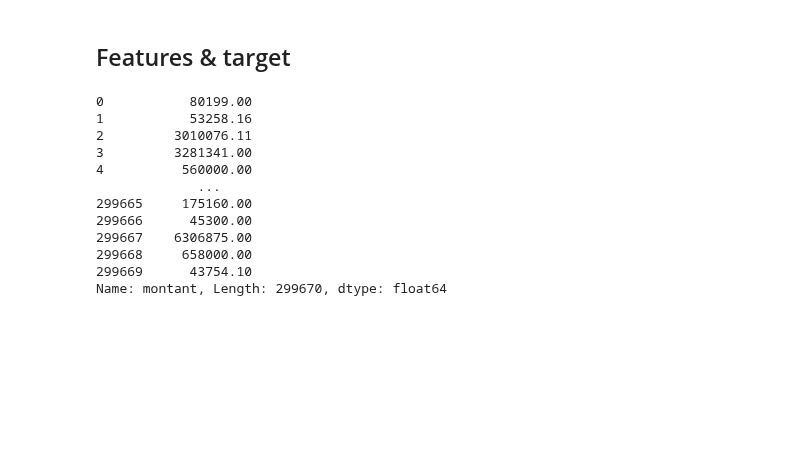
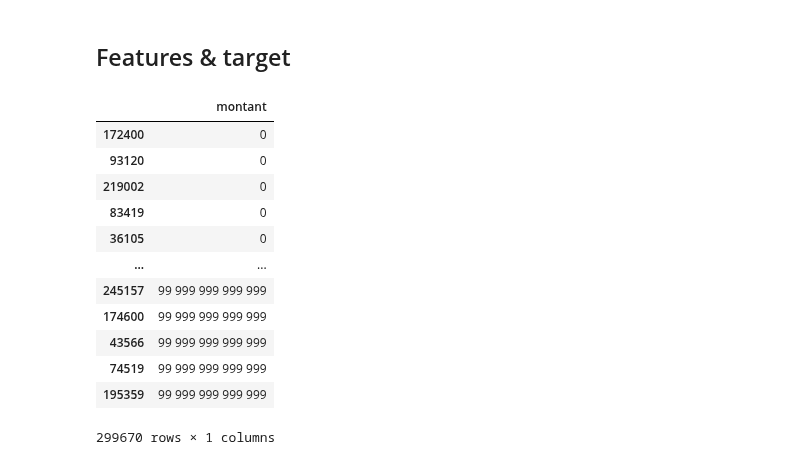
Before and after one commit to RonanB400/decp_ml, a Jupyter notebook: notebooks/JH_exploration.ipynb, the cells around one changed output. Cells and saved outputs as stored; diff of their text form; code cells hidden in the pictures; blank space fills up the shorter version.

```diff
--- a/notebooks/JH_exploration.ipynb
+++ b/notebooks/JH_exploration.ipynb
@@ -193,17 +195,18 @@ X = data[['procedure', 'dureeMois', 'formePrix', 'attributionAvance', 'offresRec
           'sousTraitanceDeclaree', 'typeGroupementOperateurs', 'tauxAvance', 'origineUE',
           'origineFrance']]
 # %%
-y
+pd.DataFrame(y).sort_values(by='montant')
 # %% [output]
+|  | montant |
+| 172400 | 0 |
+| 93120 | 0 |
+| 219002 | 0 |
+| 83419 | 0 |
+| 36105 | 0 |
+| ... | ... |
+| 245157 | 99 999 999 999 999 |
+| 174600 | 99 999 999 999 999 |
+| 43566 | 99 999 999 999 999 |
+| 74519 | 99 999 999 999 999 |
+| 195359 | 99 999 999 999 999 |
-0           80199.00
-1           53258.16
-2         3010076.11
-3         3281341.00
-4          560000.00
-             ...
-299665     175160.00
-299666      45300.00
-299667    6306875.00
-299668     658000.00
-299669      43754.10
-Name: montant, Length: 299670, dtype: float64
+299670 rows × 1 columns
```
Also changed, not shown: parts of 13 cells of this notebook.
